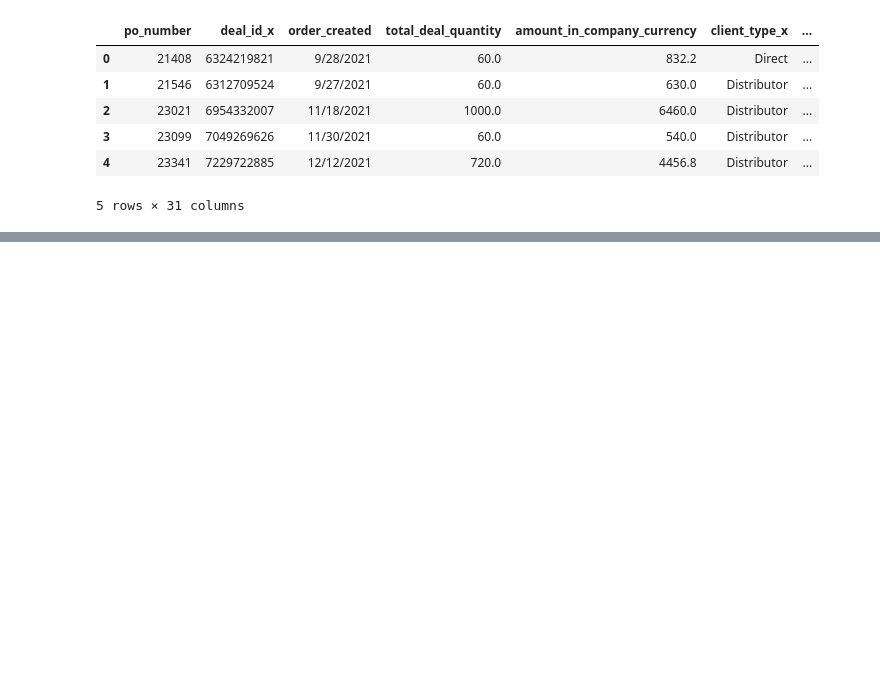
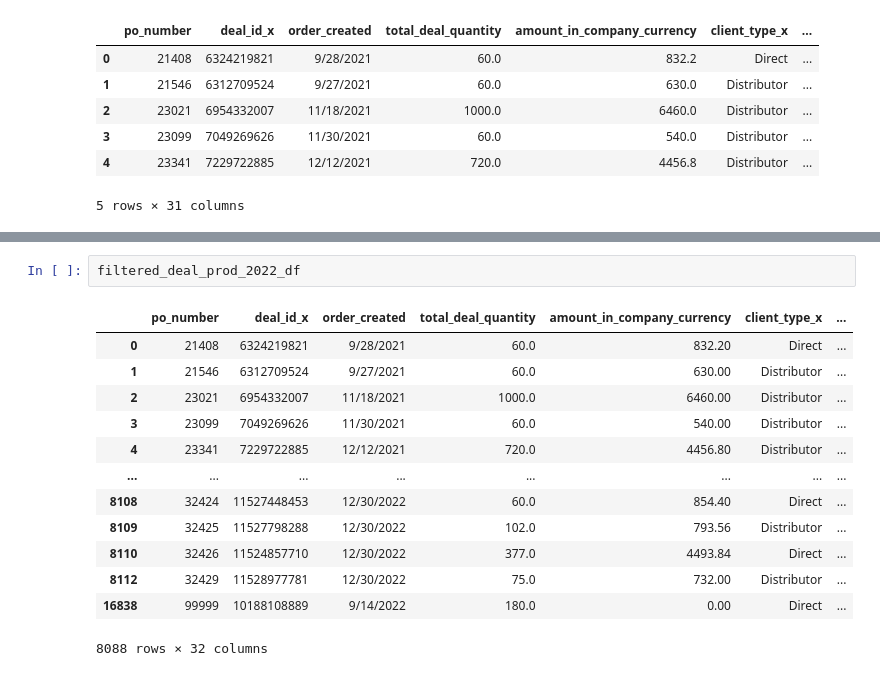
Before and after one commit to Atlis34/Project1, a Jupyter notebook: analysis/combined_data.ipynb, the cells around one changed output, grey strips where cells are left out. Saved outputs shown, nothing was run; the diff lists cells and outputs as text; blank space fills up the shorter version.

```diff
--- a/analysis/combined_data.ipynb
+++ b/analysis/combined_data.ipynb
@@ -395 +456,17 @@ pd.options.display.float_format = None
+# %%
+filtered_deal_prod_2022_df
+# %% [output]
+|  | po_number | deal_id_x | order_created | total_deal_quantity | amount_in_company_currency | client_type_x | ... |
+| 0 | 21408 | 6324219821 | 9/28/2021 | 60.0 | 832.20 | Direct | ... |
+| 1 | 21546 | 6312709524 | 9/27/2021 | 60.0 | 630.00 | Distributor | ... |
+| 2 | 23021 | 6954332007 | 11/18/2021 | 1000.0 | 6460.00 | Distributor | ... |
+| 3 | 23099 | 7049269626 | 11/30/2021 | 60.0 | 540.00 | Distributor | ... |
+| 4 | 23341 | 7229722885 | 12/12/2021 | 720.0 | 4456.80 | Distributor | ... |
+| ... | ... | ... | ... | ... | ... | ... | ... |
+| 8108 | 32424 | 11527448453 | 12/30/2022 | 60.0 | 854.40 | Direct | ... |
+| 8109 | 32425 | 11527798288 | 12/30/2022 | 102.0 | 793.56 | Distributor | ... |
+| 8110 | 32426 | 11524857710 | 12/30/2022 | 377.0 | 4493.84 | Direct | ... |
+| 8112 | 32429 | 11528977781 | 12/30/2022 | 75.0 | 732.00 | Distributor | ... |
+| 16838 | 99999 | 10188108889 | 9/14/2022 | 180.0 | 0.00 | Direct | ... |
+8088 rows × 32 columns
 # %%
```
Also changed, not shown: parts of 17 cells of this notebook, 10 other files.
